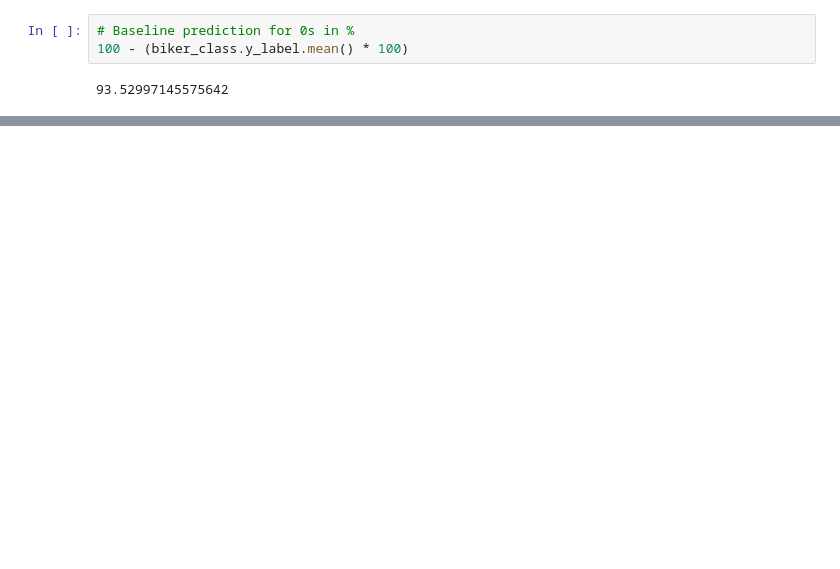
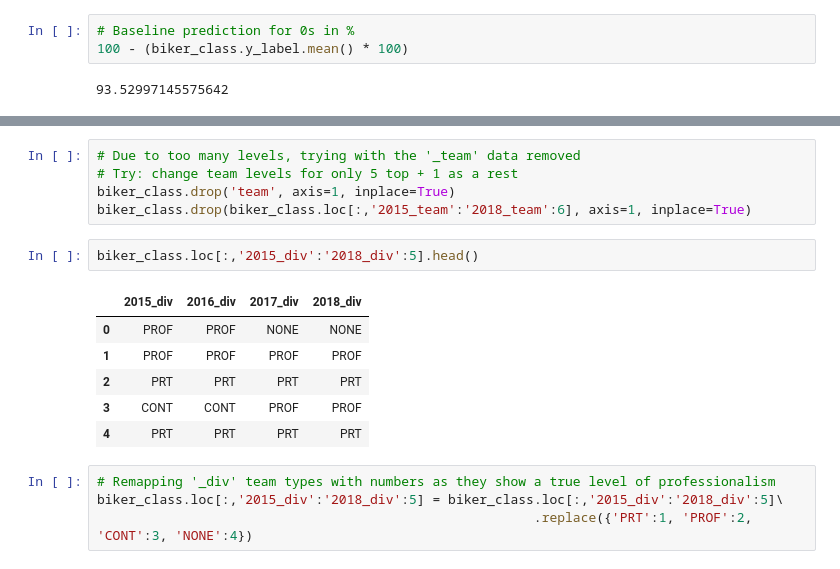
Before and after one commit to norbertstrzelecki/tour_de_pologne_top10, a Jupyter notebook: tdp_3_3_data_modeling.ipynb, the cells around one changed output, grey strips where cells are left out. Drawn from its saved outputs; the diff is of its cells as text; blank space fills up the shorter version.

```diff
--- a/tdp_3_3_data_modeling.ipynb
+++ b/tdp_3_3_data_modeling.ipynb
@@ -32,0 +89,18 @@ stage_class = pd.read_csv('preprocessed/pre_stages_summary.csv', index_col=False
+# %%
+# Due to too many levels, trying with the '_team' data removed
+# Try: change team levels for only 5 top + 1 as a rest
+biker_class.drop('team', axis=1, inplace=True)
+biker_class.drop(biker_class.loc[:,'2015_team':'2018_team':6], axis=1, inplace=True)
+# %%
+biker_class.loc[:,'2015_div':'2018_div':5].head()
+# %% [output]
+|  | 2015_div | 2016_div | 2017_div | 2018_div |
+| 0 | PROF | PROF | NONE | NONE |
+| 1 | PROF | PROF | PROF | PROF |
+| 2 | PRT | PRT | PRT | PRT |
+| 3 | CONT | CONT | PROF | PROF |
+| 4 | PRT | PRT | PRT | PRT |
+# %%
+# Remapping '_div' team types with numbers as they show a true level of professionalism
+biker_class.loc[:,'2015_div':'2018_div':5] = biker_class.loc[:,'2015_div':'2018_div':5]\
+                                                        .replace({'PRT':1, 'PROF':2, 'CONT':3, 'NONE':4})
```
Also changed, not shown: parts of 52 cells of this notebook.
